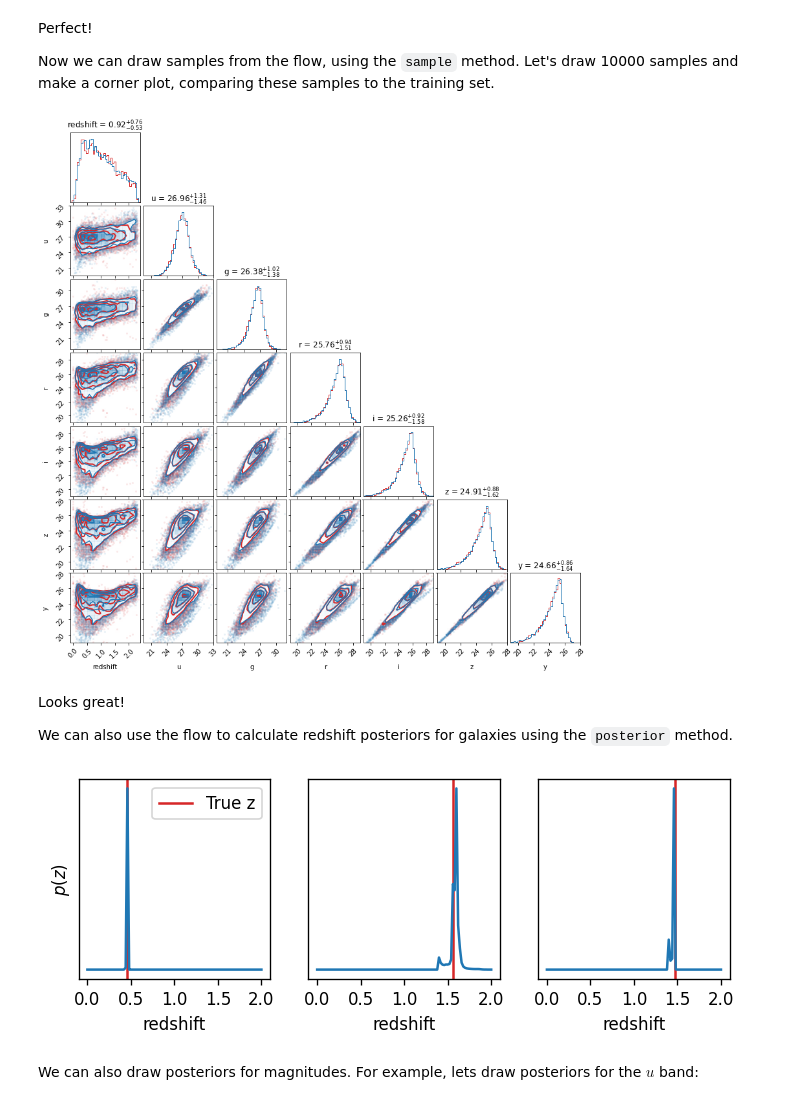
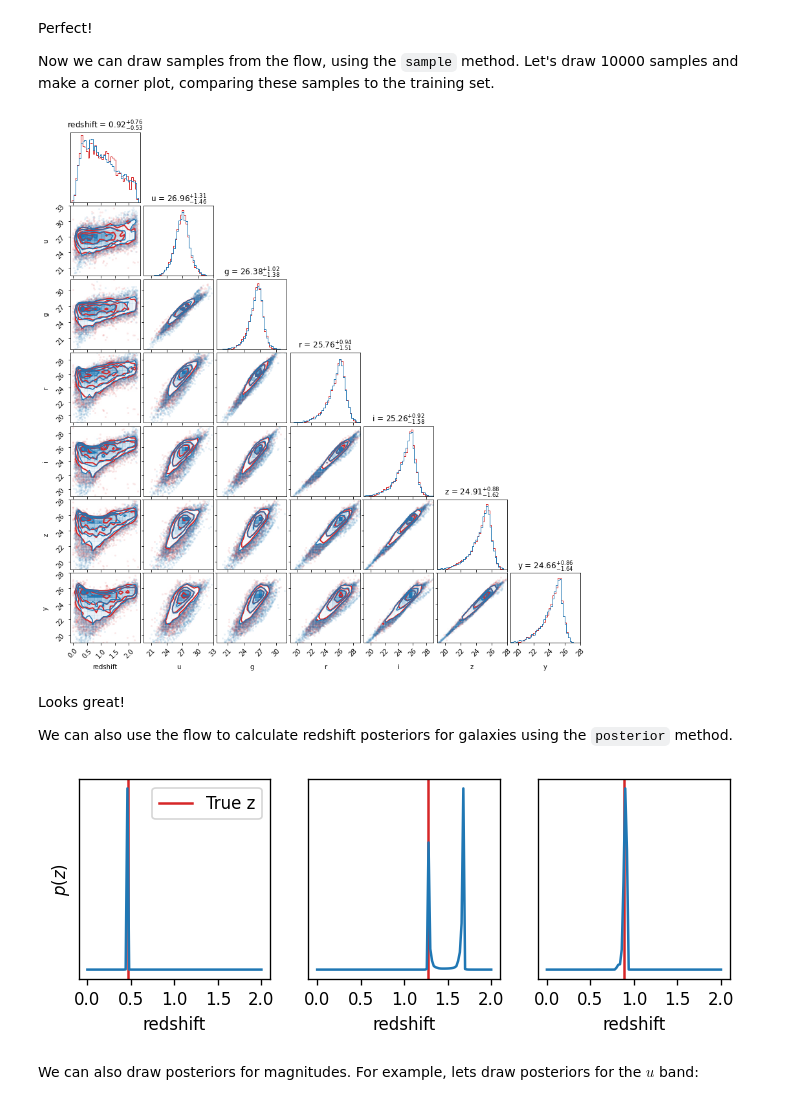
Before and after one commit to jfcrenshaw/pzflow, a Jupyter notebook: examples/redshift_example.ipynb, the cells around one changed output. Drawn from its saved outputs; the diff is of its cells as text; code cells hidden in the pictures.

Commit message:
Updated the redshift example to work with new ColorTransform.

```diff
--- a/examples/redshift_example.ipynb
+++ b/examples/redshift_example.ipynb
@@ -104,6 +104,8 @@ sharpness = 10
 # set the Color Transform reference index
 # to use the r band as the reference magnitude
 ref_idx = data.columns.get_loc("r")
+# set the column indices for the magnitudes we want colors from
+mag_idx = [data.columns.get_loc(col) for col in ["u","g","r","i","z","y"]]
 
 # construct our bijector out of
 # 1. a Rolling Spline Coupling
@@ -112,7 +114,7 @@ bijector = Chain(
     RollingSplineCoupling(nlayers),
     StandardScaler(means, stds),
     Softplus(column_idx, sharpness),
-    ColorTransform(ref_idx)
+    ColorTransform(ref_idx, mag_idx)
 )
 # %% [markdown]
 Now we will construct a normalizing flow with this bijector.
@@ -177,7 +179,7 @@ corner.corner(samples, fig=fig, color='C3', bins=20, range=ranges, hist_bin_fact
 
 corner.corner(data[:10000], fig=fig, bins=20, range=ranges, hist_bin_factor=2, color='C0', data_kwargs={'ms':3}, show_titles=True);
 # %% [output]
-[figure, old version]
+[figure, new version]
 # %% [markdown]
 Looks great!
 
@@ -188,20 +190,20 @@ pdfs = flow.posterior(samples, column="redshift", grid=grid)
 # %%
 fig, axes = plt.subplots(1,3,figsize=(7,2.2), dpi=120)
 
-idx = [0, 42, 72]
+idx = [0, 10, 31]
 for i,ax in zip(idx, axes):
     true_z = samples['redshift'][i]
     ax.axvline(true_z, 0, 1, c="C3",
                label='True z')
     ax.plot(grid, pdfs[i])
     ax.set(xlabel="redshift",
            xticks=[0,0.5,1,1.5,2],
            yticks=[])
 axes[0].legend()
 axes[0].set(ylabel='$p(z)$')
 plt.show()
 # %% [output]
-[figure, old version]
+[figure, new version]
 # %% [markdown]
 We can also draw posteriors for magnitudes.
 For example, lets draw posteriors for the $u$ band:
```
Also changed, not shown: parts of 3 cells of this notebook, 1 other file.
